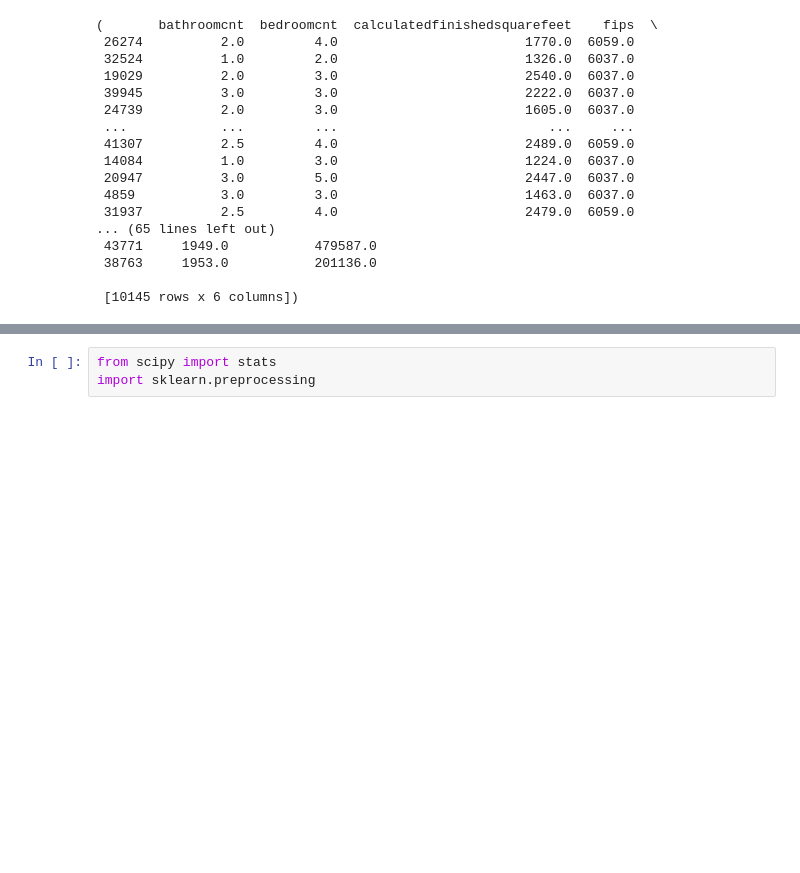
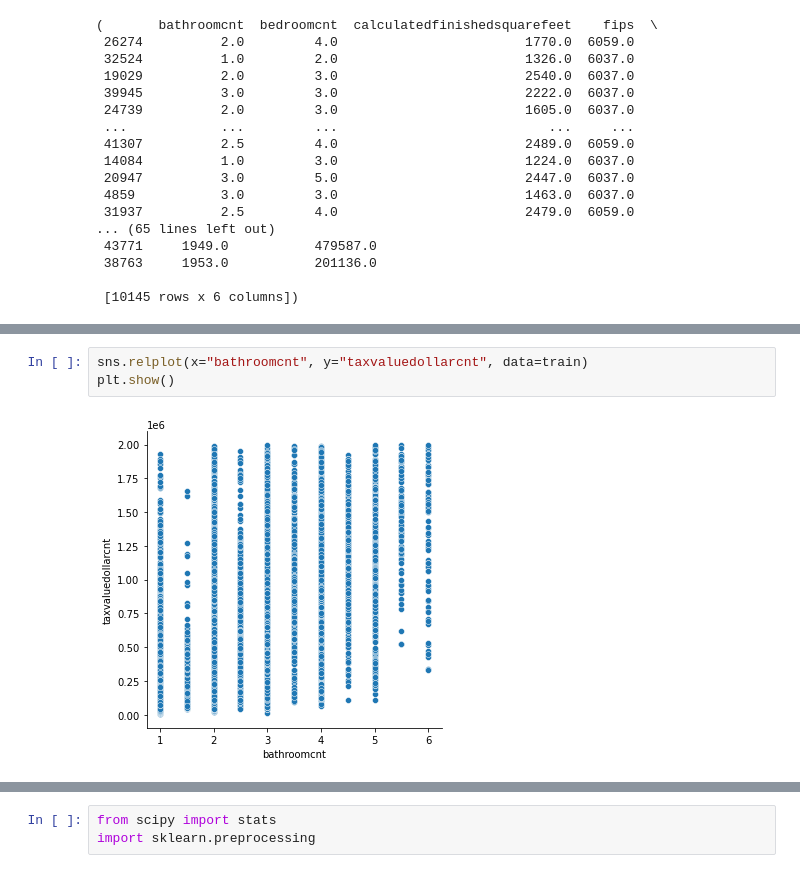
Before and after one commit to VasiliyAMelkozerov/regression-exercises, a Jupyter notebook: scratch_explore.ipynb, the cells around one changed output, grey strips where cells are left out. Saved outputs shown, nothing was run; the diff lists cells and outputs as text; blank space fills up the shorter version.

```diff
--- a/scratch_explore.ipynb
+++ b/scratch_explore.ipynb
@@ -302,0 +214,5 @@ train, validate, test
+# %%
+sns.relplot(x="bathroomcnt", y="taxvaluedollarcnt", data=train)
+plt.show()
+# %% [output]
+[figure, added]
```
Also changed, not shown: parts of 84 cells of this notebook, 4 other files.
